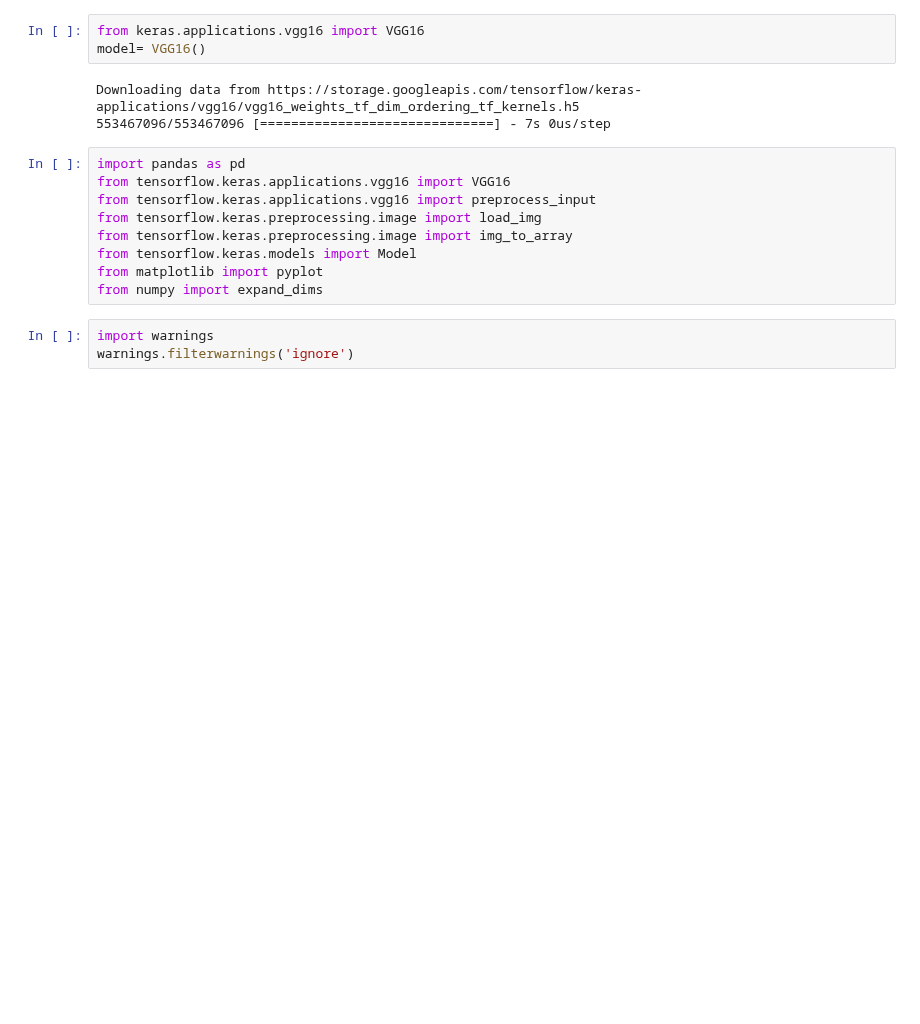
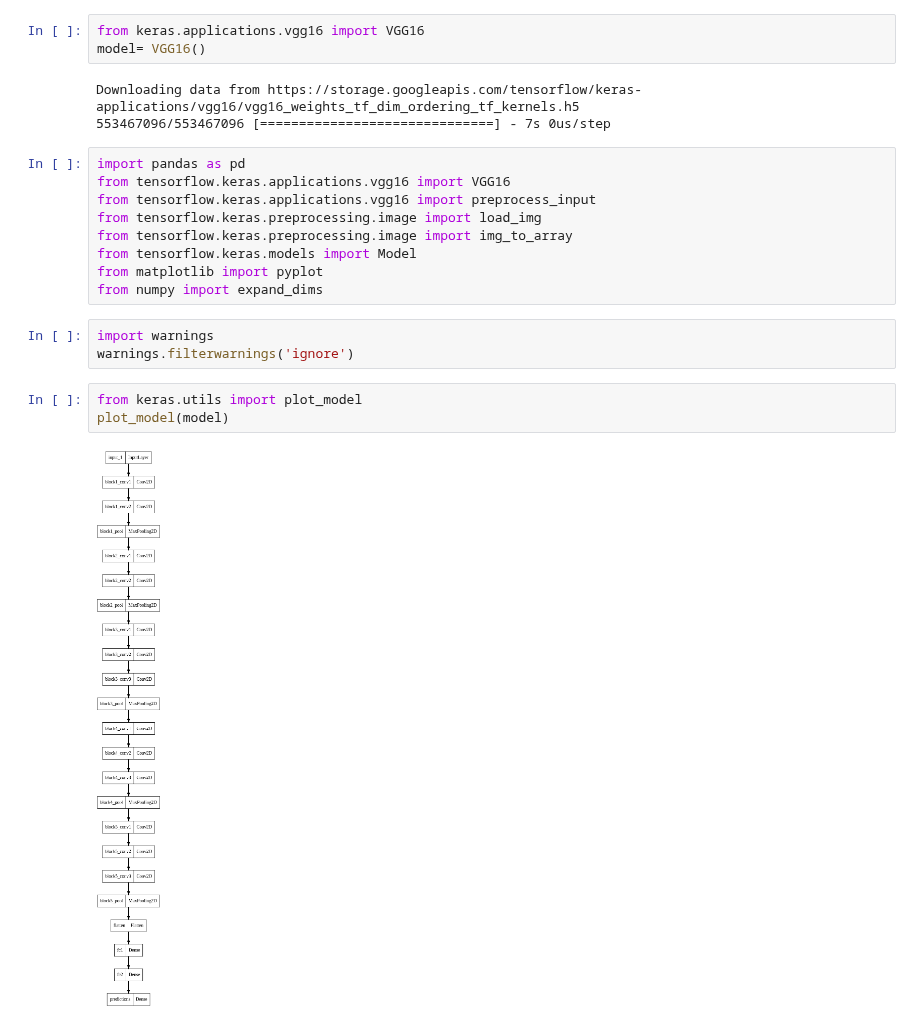
Before and after one commit to arssite/Datalysis, a Jupyter notebook: Visualising_CNN.ipynb, the cells around one changed output. Cells and saved outputs as stored; diff of their text form; blank space fills up the shorter version.

```diff
--- a/Visualising_CNN.ipynb
+++ b/Visualising_CNN.ipynb
@@ -18,3 +50,8 @@ from numpy import expand_dims
 # %%
 import warnings
 warnings.filterwarnings('ignore')
+# %%
+from keras.utils import plot_model
+plot_model(model)
+# %% [output]
+[figure, added]
```
Also changed, not shown: parts of 1 cell of this notebook.
